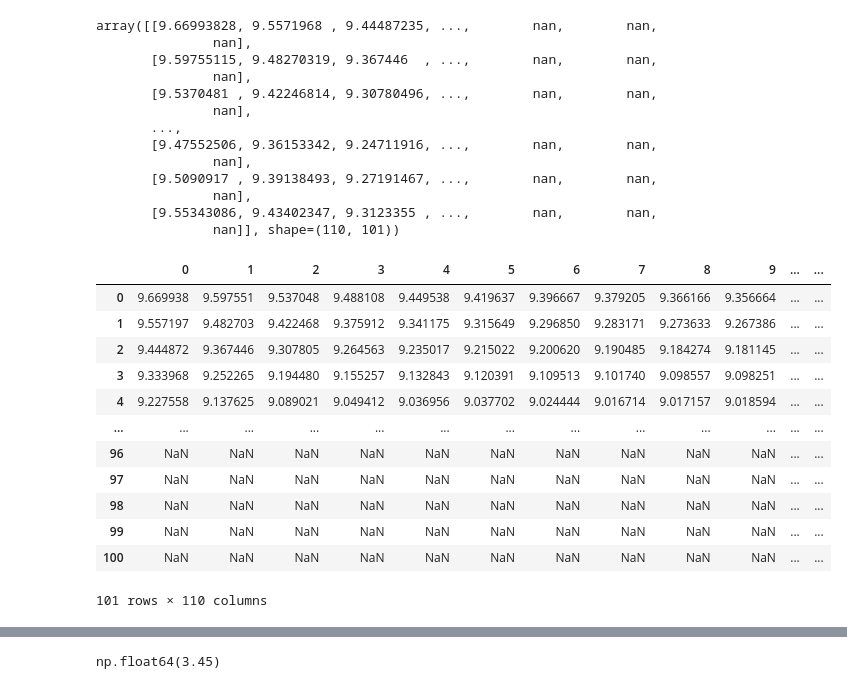
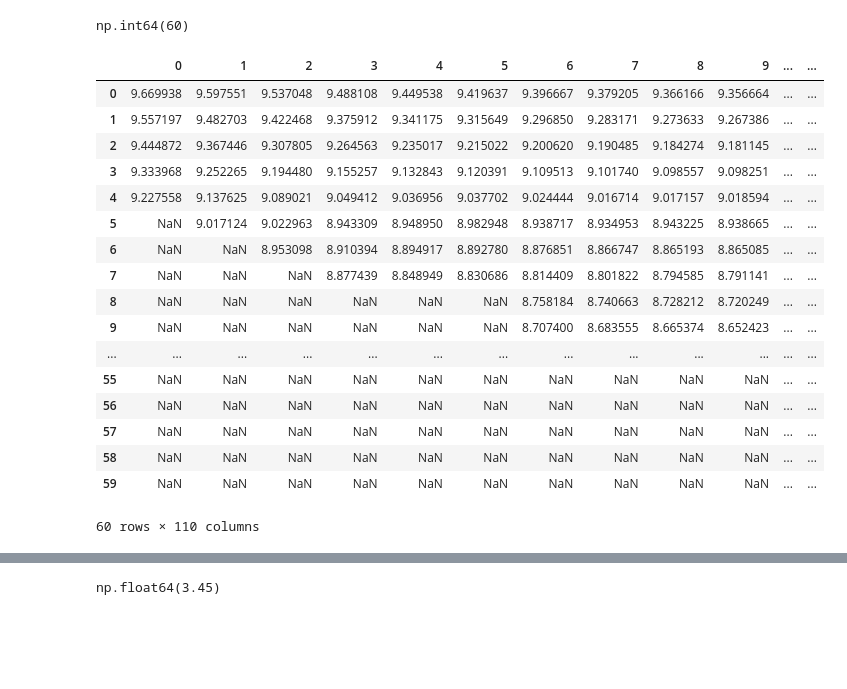
Before and after one commit to NTNUSmartWater/DigiH2O-Platform, a Jupyter notebook: process.ipynb, the cells around one changed output, grey strips where cells are left out. Saved outputs shown, nothing was run; the diff lists cells and outputs as text; code cells hidden in the pictures; blank space fills up the shorter version.

```diff
--- a/process.ipynb
+++ b/process.ipynb
@@ -46,21 +42,21 @@ np.True_
 frame = {}
 # Using mapping to increase performance
 index_map = {v: depth_idx.shape[0] - i - 1 for i, v in enumerate(depth_idx)}
-depth_rounded = np.round(polygon_sorted["depth"].values, 0)
+depth_rounded = np.round(gdf["depth"].values, 0)
 for i in range(n_rows):
     # Initialize column
     if -i not in frame:
-        frame[-i] = np.full(len(polygon_sorted), np.nan)
+        frame[-i] = np.full(len(gdf), np.nan)
     # Assign values to column using the nearest neighbor depth
     mask_depth = -i == depth_rounded
     if np.any(mask_depth):
         nearest_idx = np.argmin(np.abs(depth_idx - i))
-        frame[-i] = np.where(mask_depth, arr[polygon_sorted.index.values, nearest_idx], frame[-i])
+        frame[-i] = np.where(mask_depth, arr[gdf.index.values, nearest_idx], frame[-i])
     if i in index_map:
-        mask = -i >= polygon_sorted["depth"].values
+        mask = -i >= gdf["depth"].values
         index = index_map[i]
-        frame[-i] = np.where(mask, arr[polygon_sorted.index.values, index], frame[-i])
-poly = pd.concat([polygon_sorted[['depth']].reset_index(drop=True), pd.DataFrame(frame)], axis=1)
+        frame[-i] = np.where(mask, arr[gdf.index.values, index], frame[-i])
+poly = pd.concat([gdf[['depth']].reset_index(drop=True), pd.DataFrame(frame)], axis=1)
 # Get indices of valid columns
 depth_cols = [float(c) for c in poly.columns if c != "depth"]
 depth_arr, poly_arr = np.array(depth_cols), poly[depth_cols].to_numpy(dtype=float)
@@ -84,46 +64,43 @@ poly
-# %%
-x_idx, y_idx = np.where(~np.isnan(poly_arr) & mask_valid)
-vals = poly_arr[x_idx, y_idx]
-# If only one point, use that value for the whole grid cell
-if vals.min() == vals.max():
-    interp_arr = poly_arr.copy()
-    interp_arr[:, :] = vals.min()
-else:
-    rbf = Rbf(x_idx, y_idx, vals, function='linear')
-    grid_x, grid_y = np.indices(poly_arr.shape)
-    interp_arr = rbf(grid_x, grid_y)
-interp_arr[~mask_valid] = np.nan
-interp_arr
-# %% [output]
-array([[9.66993828, 9.5571968 , 9.44487235, ...,        nan,        nan,
-               nan],
-       [9.59755115, 9.48270319, 9.367446  , ...,        nan,        nan,
-               nan],
-       [9.5370481 , 9.42246814, 9.30780496, ...,        nan,        nan,
-               nan],
-       ...,
-       [9.47552506, 9.36153342, 9.24711916, ...,        nan,        nan,
-               nan],
-       [9.5090917 , 9.39138493, 9.27191467, ...,        nan,        nan,
-               nan],
-       [9.55343086, 9.43402347, 9.3123355 , ...,        nan,        nan,
-               nan]], shape=(110, 101))
+# %%
+x_idx, y_idx = np.where(~np.isnan(poly_arr) & mask_valid)
+vals = poly_arr[x_idx, y_idx]
+# If only one point, use that value for the whole grid cell
+if vals.min() == vals.max():
+    interp_arr = poly_arr.copy()
+    interp_arr[:, :] = vals.min()
+else:
+    rbf = Rbf(x_idx, y_idx, vals, function='linear')
+    grid_x, grid_y = np.indices(poly_arr.shape)
+    interp_arr = rbf(grid_x, grid_y)
+interp_arr[~mask_valid] = np.nan
+interp_arr = interp_arr.T
+# %%
+# Get maximum indice to be used as mask
+max_row = np.max(np.where(mask_valid.T)[0])
+max_row
+# %% [output]
+np.int64(60)
 # %%
-pd.DataFrame(interp_arr.T)
+pd.DataFrame(interp_arr[:max_row, :])
 # %% [output]
 |  | 0 | 1 | 2 | 3 | 4 | 5 | 6 | 7 | 8 | 9 | ... | ... |
 | 0 | 9.669938 | 9.597551 | 9.537048 | 9.488108 | 9.449538 | 9.419637 | 9.396667 | 9.379205 | 9.366166 | 9.356664 | ... | ... |
 | 1 | 9.557197 | 9.482703 | 9.422468 | 9.375912 | 9.341175 | 9.315649 | 9.296850 | 9.283171 | 9.273633 | 9.267386 | ... | ... |
 | 2 | 9.444872 | 9.367446 | 9.307805 | 9.264563 | 9.235017 | 9.215022 | 9.200620 | 9.190485 | 9.184274 | 9.181145 | ... | ... |
 | 3 | 9.333968 | 9.252265 | 9.194480 | 9.155257 | 9.132843 | 9.120391 | 9.109513 | 9.101740 | 9.098557 | 9.098251 | ... | ... |
 | 4 | 9.227558 | 9.137625 | 9.089021 | 9.049412 | 9.036956 | 9.037702 | 9.024444 | 9.016714 | 9.017157 | 9.018594 | ... | ... |
+| 5 | NaN | 9.017124 | 9.022963 | 8.943309 | 8.948950 | 8.982948 | 8.938717 | 8.934953 | 8.943225 | 8.938665 | ... | ... |
+| 6 | NaN | NaN | 8.953098 | 8.910394 | 8.894917 | 8.892780 | 8.876851 | 8.866747 | 8.865193 | 8.865085 | ... | ... |
+| 7 | NaN | NaN | NaN | 8.877439 | 8.848949 | 8.830686 | 8.814409 | 8.801822 | 8.794585 | 8.791141 | ... | ... |
+| 8 | NaN | NaN | NaN | NaN | NaN | NaN | 8.758184 | 8.740663 | 8.728212 | 8.720249 | ... | ... |
+| 9 | NaN | NaN | NaN | NaN | NaN | NaN | 8.707400 | 8.683555 | 8.665374 | 8.652423 | ... | ... |
 | ... | ... | ... | ... | ... | ... | ... | ... | ... | ... | ... | ... | ... |
-| 96 | NaN | NaN | NaN | NaN | NaN | NaN | NaN | NaN | NaN | NaN | ... | ... |
-| 97 | NaN | NaN | NaN | NaN | NaN | NaN | NaN | NaN | NaN | NaN | ... | ... |
-| 98 | NaN | NaN | NaN | NaN | NaN | NaN | NaN | NaN | NaN | NaN | ... | ... |
-| 99 | NaN | NaN | NaN | NaN | NaN | NaN | NaN | NaN | NaN | NaN | ... | ... |
-| 100 | NaN | NaN | NaN | NaN | NaN | NaN | NaN | NaN | NaN | NaN | ... | ... |
+| 55 | NaN | NaN | NaN | NaN | NaN | NaN | NaN | NaN | NaN | NaN | ... | ... |
+| 56 | NaN | NaN | NaN | NaN | NaN | NaN | NaN | NaN | NaN | NaN | ... | ... |
+| 57 | NaN | NaN | NaN | NaN | NaN | NaN | NaN | NaN | NaN | NaN | ... | ... |
+| 58 | NaN | NaN | NaN | NaN | NaN | NaN | NaN | NaN | NaN | NaN | ... | ... |
+| 59 | NaN | NaN | NaN | NaN | NaN | NaN | NaN | NaN | NaN | NaN | ... | ... |
-101 rows × 110 columns
+60 rows × 110 columns
 # %%
 pd.DataFrame(interp_arr, columns=depth_cols).T
 # %% [output]
```
Also changed, not shown: parts of 2 cells of this notebook, 3 other files.
